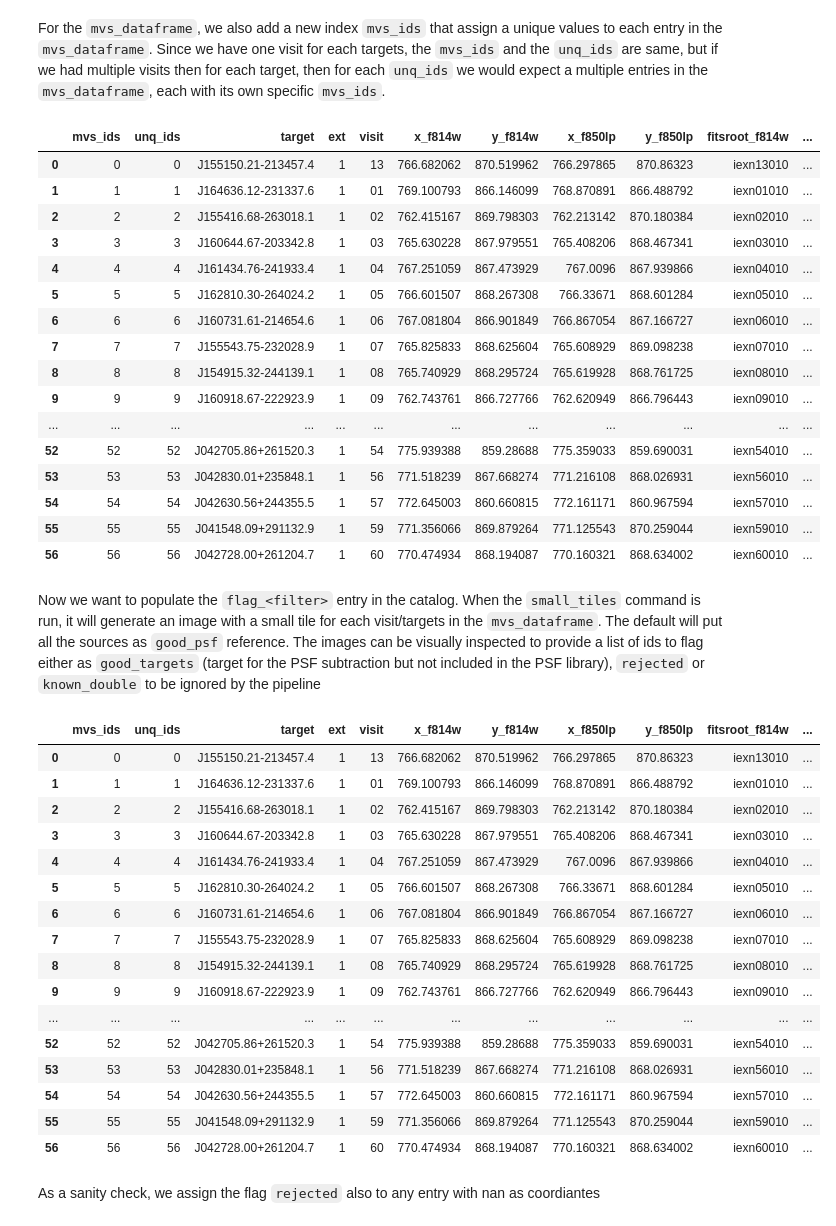
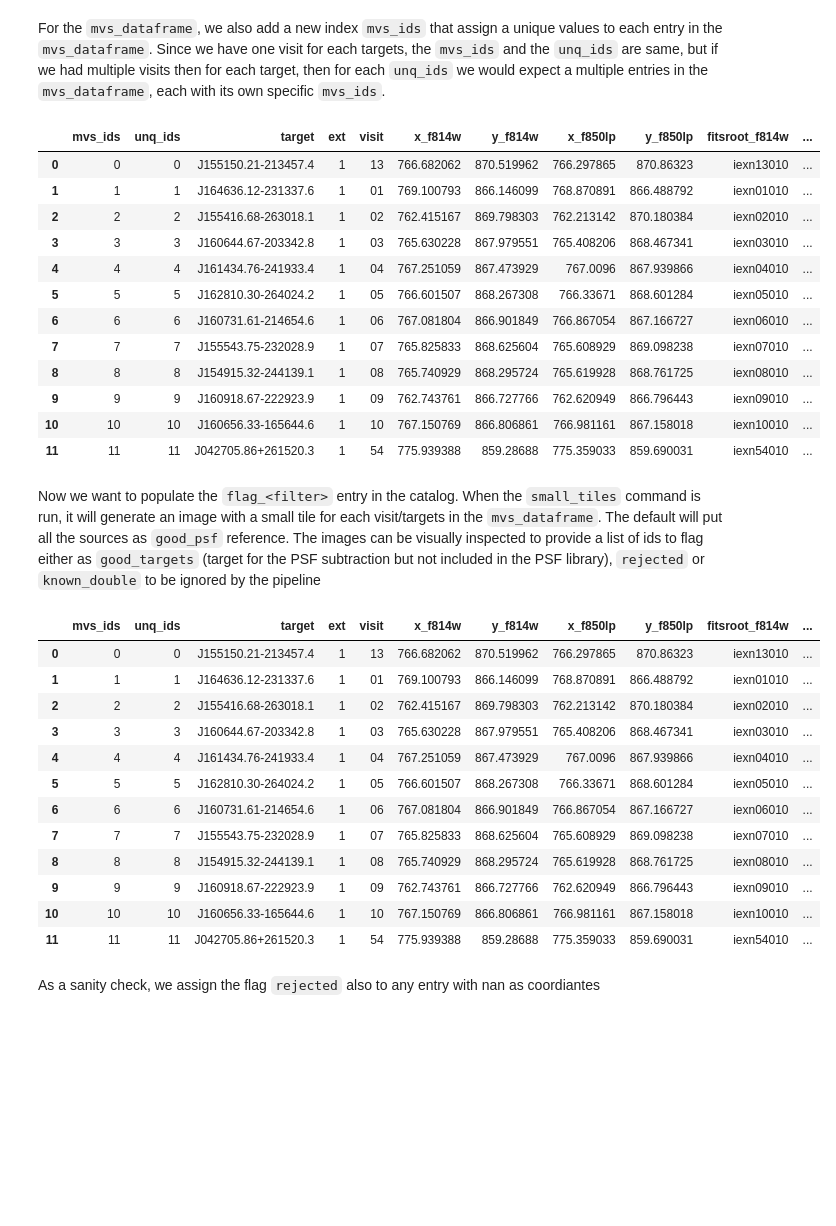
Before and after one commit to strampelligiovanni/StraKLIP, a Jupyter notebook: docs/source/tutorials/tutorial_join_catalogues_DRC.ipynb, the cells around one changed output. Cells and saved outputs as stored; diff of their text form; code cells hidden in the pictures; blank space fills up the shorter version.

```diff
--- a/docs/source/tutorials/tutorial_join_catalogues_DRC.ipynb
+++ b/docs/source/tutorials/tutorial_join_catalogues_DRC.ipynb
@@ -46,7 +48,7 @@ The mandatory columns for the `unq_dataframe` catalog are the following:
 Having the photometry can help, but it's not mandatory. If needed, the pipeline can perform its own aperture photometry.
 To generate these two tables, we first load the default catalogue `targets_drc.csv` and we assign to each target with the same name in the targets_drc `target` columns, the same `unq_ids`
 # %%
-unq_input_target_df=pd.read_csv('/Users/gstrampelli/PycharmProjects/StraKLIP_tutorial_test/targets_drc.csv')
+unq_input_target_df=pd.read_csv('/Users/gstrampelli/PycharmProjects/StraKLIP_tutorial_test/data/targets_drc.csv')
 unq_input_target_df
 # %% [output]
 |  | target | file | filter | ra | dec | x | y | mag_aper | e_mag_aper | dist | snr |
@@ -65,5 +71,5 @@ unq_input_target_df
 # %%
-mvs_input_target_df=pd.read_csv('/Users/gstrampelli/PycharmProjects/StraKLIP_tutorial_test/targets_drc.csv')
+mvs_input_target_df=pd.read_csv('/Users/gstrampelli/PycharmProjects/StraKLIP_tutorial_test/data/targets_drc.csv')
 mvs_input_target_df
 # %% [output]
 |  | target | file | filter | ra | dec | x | y | mag_aper | e_mag_aper | dist | snr |
@@ -229,46 +247,38 @@ mvs_dataframe
 | 7 | 7 | 7 | J155543.75-232028.9 | 1 | 07 | 765.825833 | 868.625604 | 765.608929 | 869.098238 | iexn07010 | ... |
 | 8 | 8 | 8 | J154915.32-244139.1 | 1 | 08 | 765.740929 | 868.295724 | 765.619928 | 868.761725 | iexn08010 | ... |
 | 9 | 9 | 9 | J160918.67-222923.9 | 1 | 09 | 762.743761 | 866.727766 | 762.620949 | 866.796443 | iexn09010 | ... |
-| ... | ... | ... | ... | ... | ... | ... | ... | ... | ... | ... | ... |
-| 52 | 52 | 52 | J042705.86+261520.3 | 1 | 54 | 775.939388 | 859.28688 | 775.359033 | 859.690031 | iexn54010 | ... |
-| 53 | 53 | 53 | J042830.01+235848.1 | 1 | 56 | 771.518239 | 867.668274 | 771.216108 | 868.026931 | iexn56010 | ... |
-| 54 | 54 | 54 | J042630.56+244355.5 | 1 | 57 | 772.645003 | 860.660815 | 772.161171 | 860.967594 | iexn57010 | ... |
-| 55 | 55 | 55 | J041548.09+291132.9 | 1 | 59 | 771.356066 | 869.879264 | 771.125543 | 870.259044 | iexn59010 | ... |
-| 56 | 56 | 56 | J042728.00+261204.7 | 1 | 60 | 770.474934 | 868.194087 | 770.160321 | 868.634002 | iexn60010 | ... |
+| 10 | 10 | 10 | J160656.33-165644.6 | 1 | 10 | 767.150769 | 866.806861 | 766.981161 | 867.158018 | iexn10010 | ... |
+| 11 | 11 | 11 | J042705.86+261520.3 | 1 | 54 | 775.939388 | 859.28688 | 775.359033 | 859.690031 | iexn54010 | ... |
 # %% [markdown]
 Now we want to populate the `flag_<filter>` entry in the catalog. When the `small_tiles` command is run, it will generate an image with a small tile for each visit/targets in the `mvs_dataframe`. The default will put all the sources as `good_psf` reference. The images can be visually inspected to provide a list of ids to flag either as `good_targets` (target for the PSF subtraction but not included in the PSF library), `rejected` or `known_double` to be ignored by the pipeline
 # %%
 path2tiles='/Users/gstrampelli/PycharmProjects/StraKLIP_tutorial_test/data/small_tiles'
 bad_F814W=[]
 kd_F814W=[]
-good_F814W=[41,46,47,48,49,52]
+good_F814W=[]
 bad_F850LP=[]
 kd_F850LP=[]
-good_F850LP=[41,46,47,48,49,52]
+good_F850LP=[]
 
 dict={'bad_f814w':bad_F814W,'kd_f814w':kd_F814W,'bad_f850lp':bad_F850LP,'kd_f850lp':kd_F850LP,'good_f814w':good_F814W,'good_f850lp':good_F850LP,}
 
 
 mvs_dataframe = small_tiles(mvs_dataframe,path2fits, path2tiles, ['f814w','f850lp'], dict=dict,nrows=8, ncols=8,ext='_drc')
 mvs_dataframe
 # %% [output]
 |  | mvs_ids | unq_ids | target | ext | visit | x_f814w | y_f814w | x_f850lp | y_f850lp | fitsroot_f814w | ... |
 | 0 | 0 | 0 | J155150.21-213457.4 | 1 | 13 | 766.682062 | 870.519962 | 766.297865 | 870.86323 | iexn13010 | ... |
 | 1 | 1 | 1 | J164636.12-231337.6 | 1 | 01 | 769.100793 | 866.146099 | 768.870891 | 866.488792 | iexn01010 | ... |
 | 2 | 2 | 2 | J155416.68-263018.1 | 1 | 02 | 762.415167 | 869.798303 | 762.213142 | 870.180384 | iexn02010 | ... |
 | 3 | 3 | 3 | J160644.67-203342.8 | 1 | 03 | 765.630228 | 867.979551 | 765.408206 | 868.467341 | iexn03010 | ... |
 | 4 | 4 | 4 | J161434.76-241933.4 | 1 | 04 | 767.251059 | 867.473929 | 767.0096 | 867.939866 | iexn04010 | ... |
 | 5 | 5 | 5 | J162810.30-264024.2 | 1 | 05 | 766.601507 | 868.267308 | 766.33671 | 868.601284 | iexn05010 | ... |
 | 6 | 6 | 6 | J160731.61-214654.6 | 1 | 06 | 767.081804 | 866.901849 | 766.867054 | 867.166727 | iexn06010 | ... |
 | 7 | 7 | 7 | J155543.75-232028.9 | 1 | 07 | 765.825833 | 868.625604 | 765.608929 | 869.098238 | iexn07010 | ... |
 | 8 | 8 | 8 | J154915.32-244139.1 | 1 | 08 | 765.740929 | 868.295724 | 765.619928 | 868.761725 | iexn08010 | ... |
 | 9 | 9 | 9 | J160918.67-222923.9 | 1 | 09 | 762.743761 | 866.727766 | 762.620949 | 866.796443 | iexn09010 | ... |
-| ... | ... | ... | ... | ... | ... | ... | ... | ... | ... | ... | ... |
-| 52 | 52 | 52 | J042705.86+261520.3 | 1 | 54 | 775.939388 | 859.28688 | 775.359033 | 859.690031 | iexn54010 | ... |
-| 53 | 53 | 53 | J042830.01+235848.1 | 1 | 56 | 771.518239 | 867.668274 | 771.216108 | 868.026931 | iexn56010 | ... |
-| 54 | 54 | 54 | J042630.56+244355.5 | 1 | 57 | 772.645003 | 860.660815 | 772.161171 | 860.967594 | iexn57010 | ... |
-| 55 | 55 | 55 | J041548.09+291132.9 | 1 | 59 | 771.356066 | 869.879264 | 771.125543 | 870.259044 | iexn59010 | ... |
-| 56 | 56 | 56 | J042728.00+261204.7 | 1 | 60 | 770.474934 | 868.194087 | 770.160321 | 868.634002 | iexn60010 | ... |
+| 10 | 10 | 10 | J160656.33-165644.6 | 1 | 10 | 767.150769 | 866.806861 | 766.981161 | 867.158018 | iexn10010 | ... |
+| 11 | 11 | 11 | J042705.86+261520.3 | 1 | 54 | 775.939388 | 859.28688 | 775.359033 | 859.690031 | iexn54010 | ... |
 # %% [markdown]
 As a sanity check, we assign the flag `rejected` also to any entry with nan as coordiantes
 # %%
```
Also changed, not shown: parts of 11 cells of this notebook, 9 other files.
